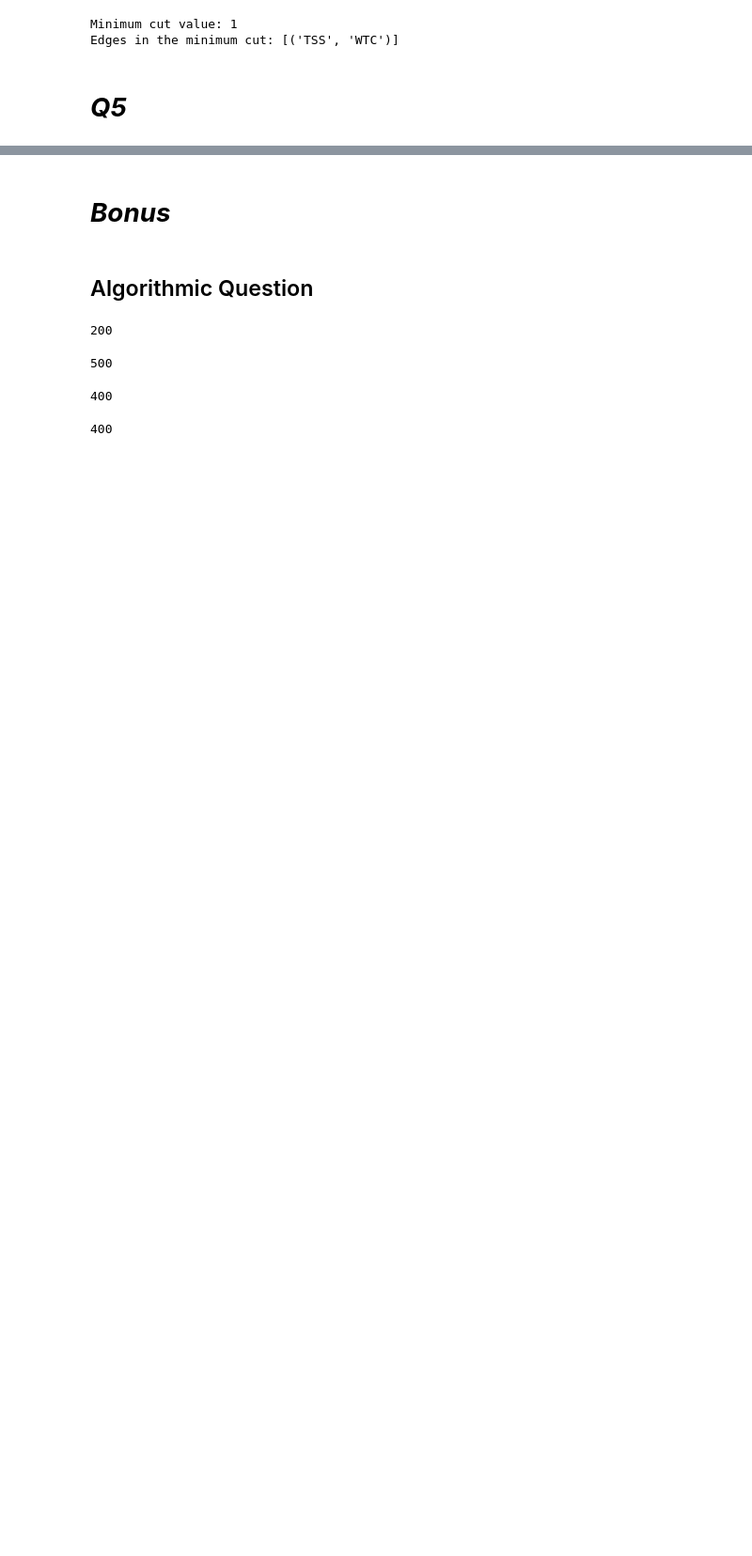
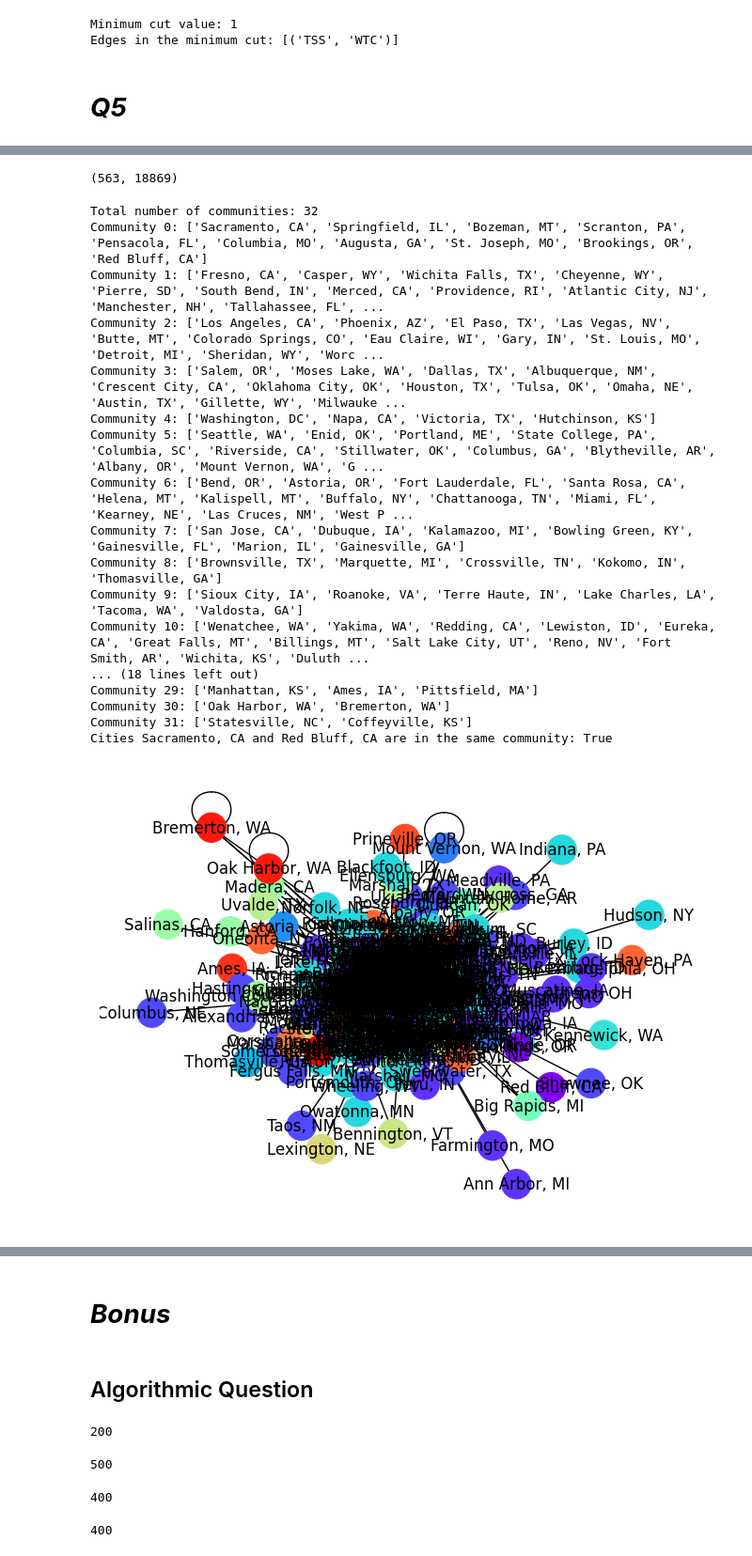
Before and after one commit to khalmatay/ADM-HW5, a Jupyter notebook: main.ipynb, the cells around one changed output, grey strips where cells are left out. Shown at 94% size. Cells and saved outputs as stored; diff of their text form; code cells hidden in the pictures; blank space fills up the shorter version.

```diff
--- a/main.ipynb
+++ b/main.ipynb
@@ -1045,0 +1048,2 @@ Edges in the minimum cut: [('TSS', 'WTC')]
+# %%
+q5 = df[["Origin_city", "Destination_city", "Distance"]].drop_duplicates()
@@ -1045,0 +1066,31 @@ Edges in the minimum cut: [('TSS', 'WTC')]
+# %%
+flight_graph_with_distance = create_graph_with_distance(q5)
+
+num_nodes_distance = flight_graph_with_distance.number_of_nodes()
+num_edges_distance = flight_graph_with_distance.number_of_edges()
+
+num_nodes_distance, num_edges_distance
+# %% [output]
+(563, 18869)
+# %%
+
+analyze_flight_network(flight_graph_with_distance, "Sacramento, CA", "Red Bluff, CA")
+# %% [output]
+Total number of communities: 32
+Community 0: ['Sacramento, CA', 'Springfield, IL', 'Bozeman, MT', 'Scranton, PA', 'Pensacola, FL', 'Columbia, MO', 'Augusta, GA', 'St. Joseph, MO', 'Brookings, OR', 'Red Bluff, CA']
+Community 1: ['Fresno, CA', 'Casper, WY', 'Wichita Falls, TX', 'Cheyenne, WY', 'Pierre, SD', 'South Bend, IN', 'Merced, CA', 'Providence, RI', 'Atlantic City, NJ', 'Manchester, NH', 'Tallahassee, FL', ...
+Community 2: ['Los Angeles, CA', 'Phoenix, AZ', 'El Paso, TX', 'Las Vegas, NV', 'Butte, MT', 'Colorado Springs, CO', 'Eau Claire, WI', 'Gary, IN', 'St. Louis, MO', 'Detroit, MI', 'Sheridan, WY', 'Worc ...
+Community 3: ['Salem, OR', 'Moses Lake, WA', 'Dallas, TX', 'Albuquerque, NM', 'Crescent City, CA', 'Oklahoma City, OK', 'Houston, TX', 'Tulsa, OK', 'Omaha, NE', 'Austin, TX', 'Gillette, WY', 'Milwauke ...
+Community 4: ['Washington, DC', 'Napa, CA', 'Victoria, TX', 'Hutchinson, KS']
+Community 5: ['Seattle, WA', 'Enid, OK', 'Portland, ME', 'State College, PA', 'Columbia, SC', 'Riverside, CA', 'Stillwater, OK', 'Columbus, GA', 'Blytheville, AR', 'Albany, OR', 'Mount Vernon, WA', 'G ...
+Community 6: ['Bend, OR', 'Astoria, OR', 'Fort Lauderdale, FL', 'Santa Rosa, CA', 'Helena, MT', 'Kalispell, MT', 'Buffalo, NY', 'Chattanooga, TN', 'Miami, FL', 'Kearney, NE', 'Las Cruces, NM', 'West P ...
+Community 7: ['San Jose, CA', 'Dubuque, IA', 'Kalamazoo, MI', 'Bowling Green, KY', 'Gainesville, FL', 'Marion, IL', 'Gainesville, GA']
+Community 8: ['Brownsville, TX', 'Marquette, MI', 'Crossville, TN', 'Kokomo, IN', 'Thomasville, GA']
+Community 9: ['Sioux City, IA', 'Roanoke, VA', 'Terre Haute, IN', 'Lake Charles, LA', 'Tacoma, WA', 'Valdosta, GA']
+Community 10: ['Wenatchee, WA', 'Yakima, WA', 'Redding, CA', 'Lewiston, ID', 'Eureka, CA', 'Great Falls, MT', 'Billings, MT', 'Salt Lake City, UT', 'Reno, NV', 'Fort Smith, AR', 'Wichita, KS', 'Duluth ...
+... (18 lines left out)
+Community 29: ['Manhattan, KS', 'Ames, IA', 'Pittsfield, MA']
+Community 30: ['Oak Harbor, WA', 'Bremerton, WA']
+Community 31: ['Statesville, NC', 'Coffeyville, KS']
+Cities Sacramento, CA and Red Bluff, CA are in the same community: True
+[figure, added]
```
Also changed, not shown: parts of 4 cells of this notebook, 2 other files.
